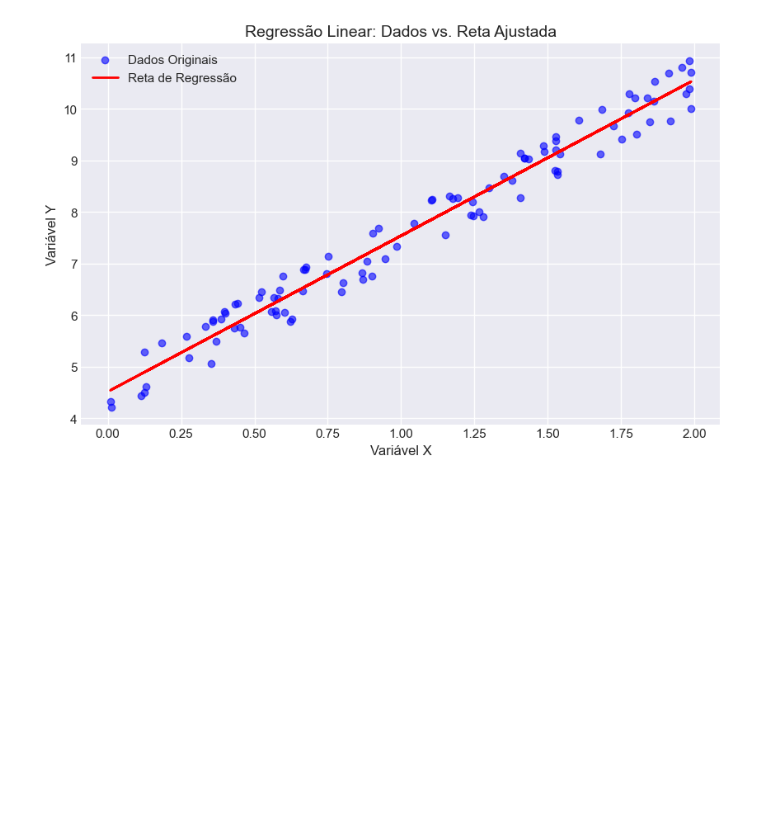
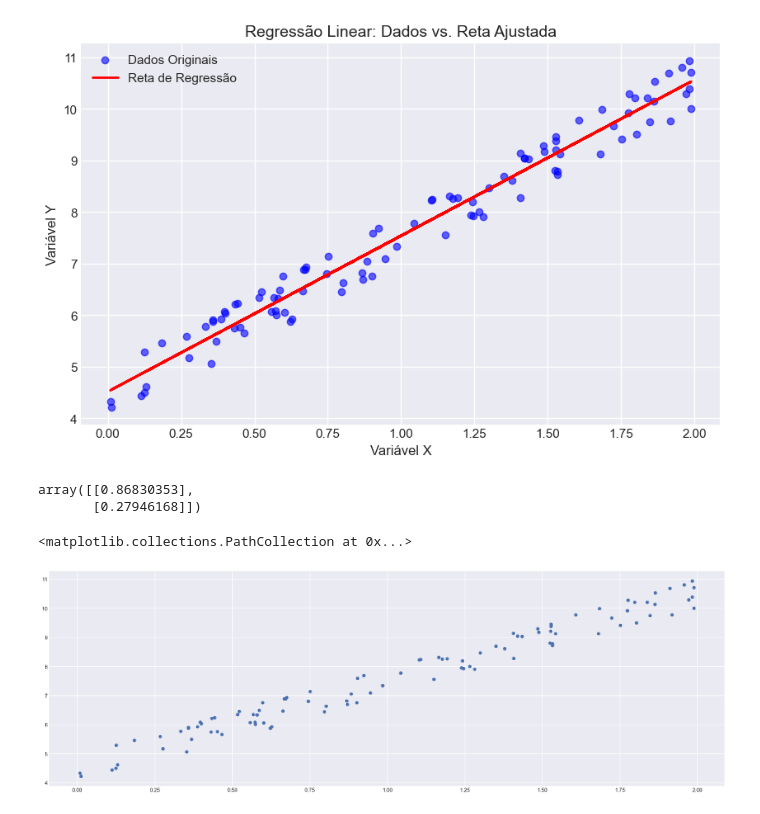
Before and after one commit to ludiemert/Classification_Regression_Models, a Jupyter notebook: 7_Classification_Regression_Models/Linear_Regression_1.ipynb, the cells around one changed output. Drawn from its saved outputs; the diff is of its cells as text; code cells hidden in the pictures; blank space fills up the shorter version.

Commit message:
criar uma fig e elas vao ficando diferente apos cada interacao

```diff
--- a/7_Classification_Regression_Models/Linear_Regression_1.ipynb
+++ b/7_Classification_Regression_Models/Linear_Regression_1.ipynb
@@ -141,0 +149,14 @@ plt.show()
+# %%
+theta
+# %% [output]
+array([[0.86830353],
+       [0.27946168]])
+# %%
+# criar uma fig e elas vao ficando diferente apos cada interacao
+fig, ax = plt.subplots(figsize=(25, 8))
+
+# comecand colocando o x,y
+plt.scatter(x, y)
+# %% [output]
+<matplotlib.collections.PathCollection at 0x...>
+[figure, added]
```
Also changed, not shown: parts of 2 cells of this notebook.
